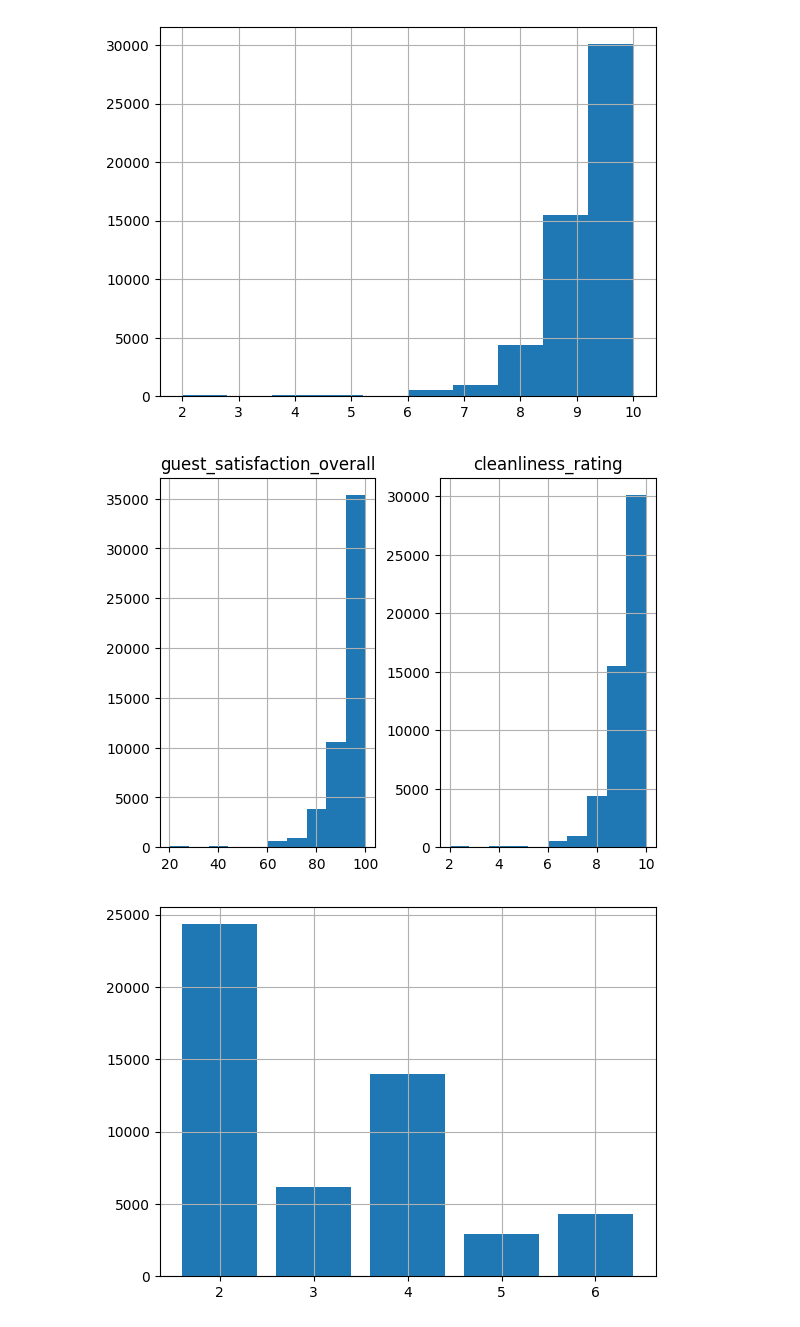
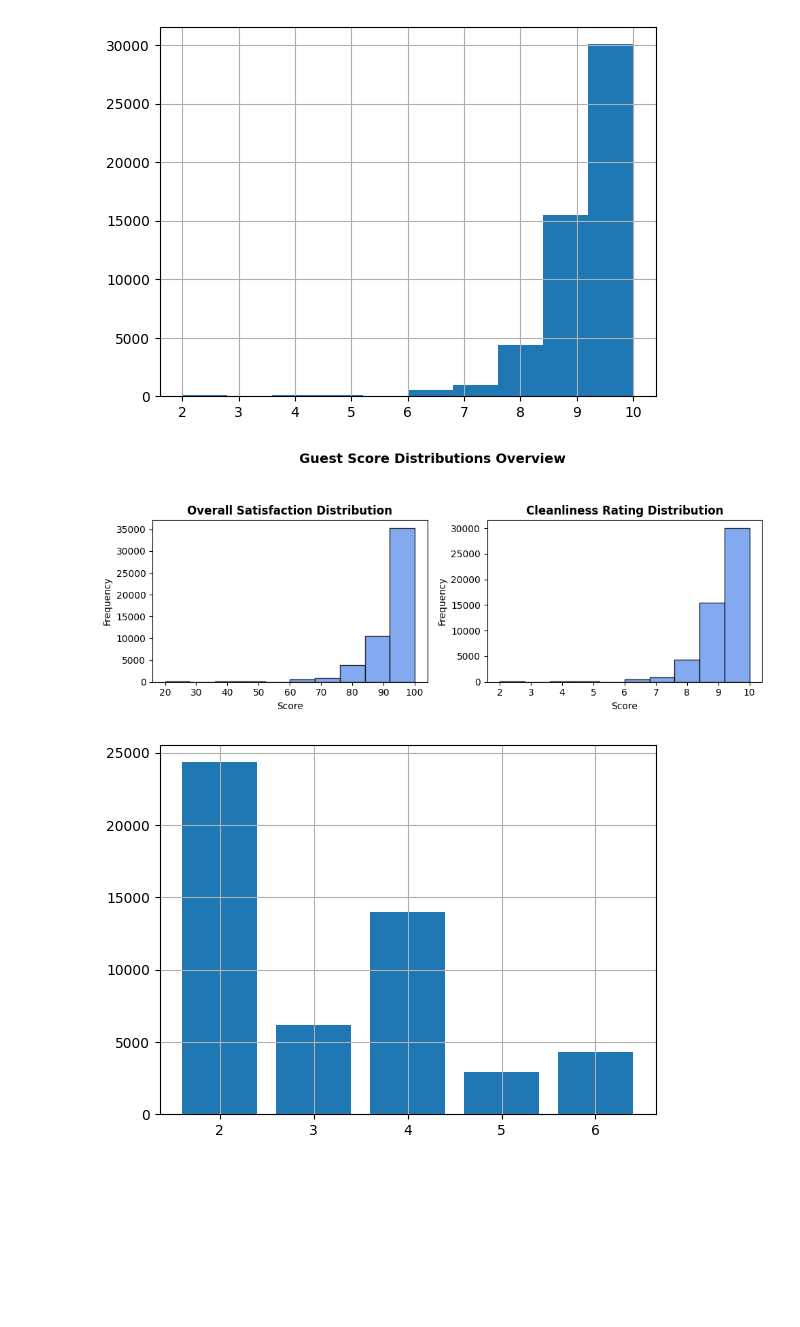
Before and after one commit to Avonik/ASDA_2025_newGroup_4_Portfolio, a Jupyter notebook: 04_homework_group4_notebook.ipynb, the cells around one changed output. Saved outputs shown, nothing was run; the diff lists cells and outputs as text; code cells hidden in the pictures; blank space fills up the shorter version.

```diff
--- a/04_homework_group4_notebook.ipynb
+++ b/04_homework_group4_notebook.ipynb
@@ -285,10 +285,38 @@ plt.show()
 # %% [output]
 [figure]
 # %%
-df[["guest_satisfaction_overall", "cleanliness_rating"]].hist()
-plt.show()
+#df[["guest_satisfaction_overall", "cleanliness_rating"]].hist()
+#plt.show()
-# %% [output]
-[figure, removed]
+# %%
+
+# Guest Satisfaciton, add to the report
+
+axes = df[["guest_satisfaction_overall", "cleanliness_rating"]].hist(
+    figsize=(10, 4),
+    color='#6495ED',
+    edgecolor='black',
+    alpha=0.8,
+    grid=False
+)
+
+# 2. Set the Title and Labels for the first histogram (Left)
+axes[0][0].set_title('Overall Satisfaction Distribution', fontsize=12, fontweight='bold')
+axes[0][0].set_xlabel('Score')
+axes[0][0].set_ylabel('Frequency')
+
+# 3. Set the Title and Labels for the second histogram (Right)
+axes[0][1].set_title('Cleanliness Rating Distribution', fontsize=12, fontweight='bold')
+axes[0][1].set_xlabel('Score')
+axes[0][1].set_ylabel('Frequency')
+
+# 4. Add an Overall Figure Title (Optional but good practice for context)
+plt.suptitle('Guest Score Distributions Overview', fontsize=14, y=1.02, fontweight='bold')
+
+# Ensure the titles and labels look neat
+plt.tight_layout(rect=[0, 0.03, 1, 0.95])
+plt.show()
+# %% [output]
+[figure, added]
 # %%
 # How does person_capacity vary across listings? What is the most common capacity of listings?
 
```
Also changed, not shown: parts of 18 cells of this notebook.
